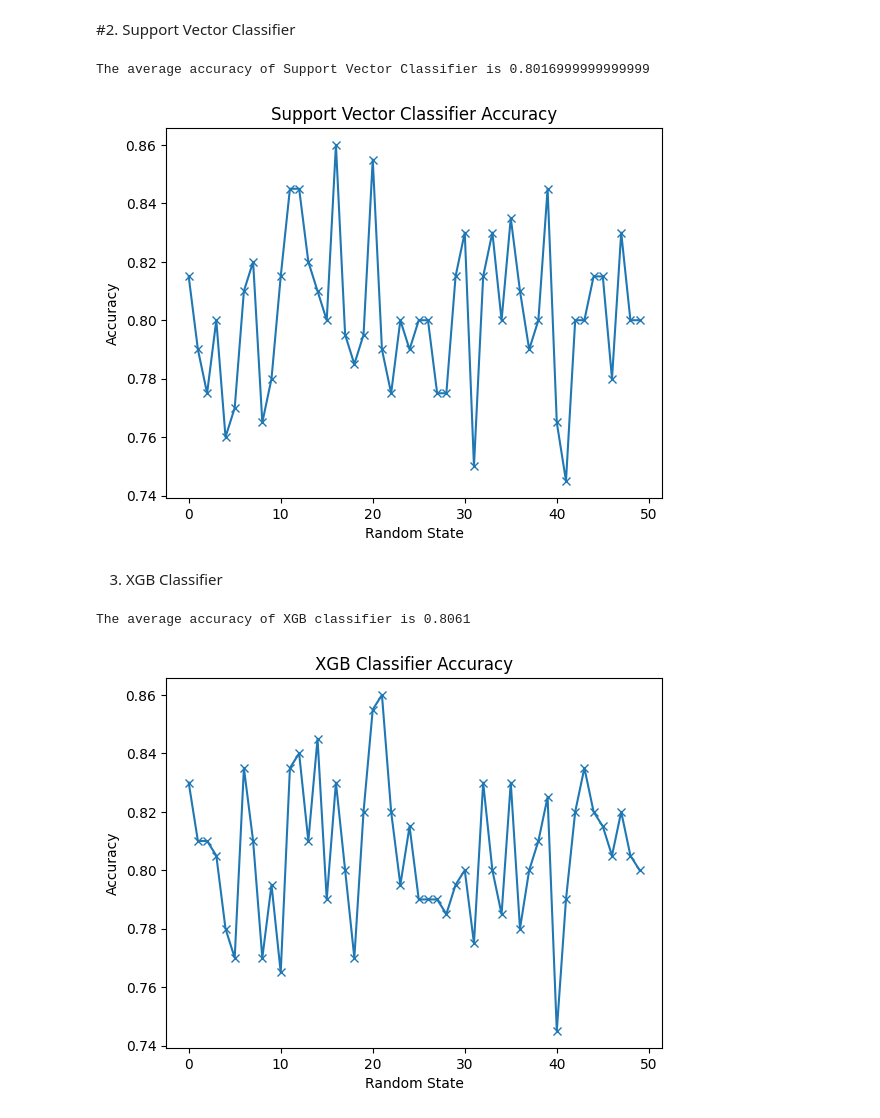
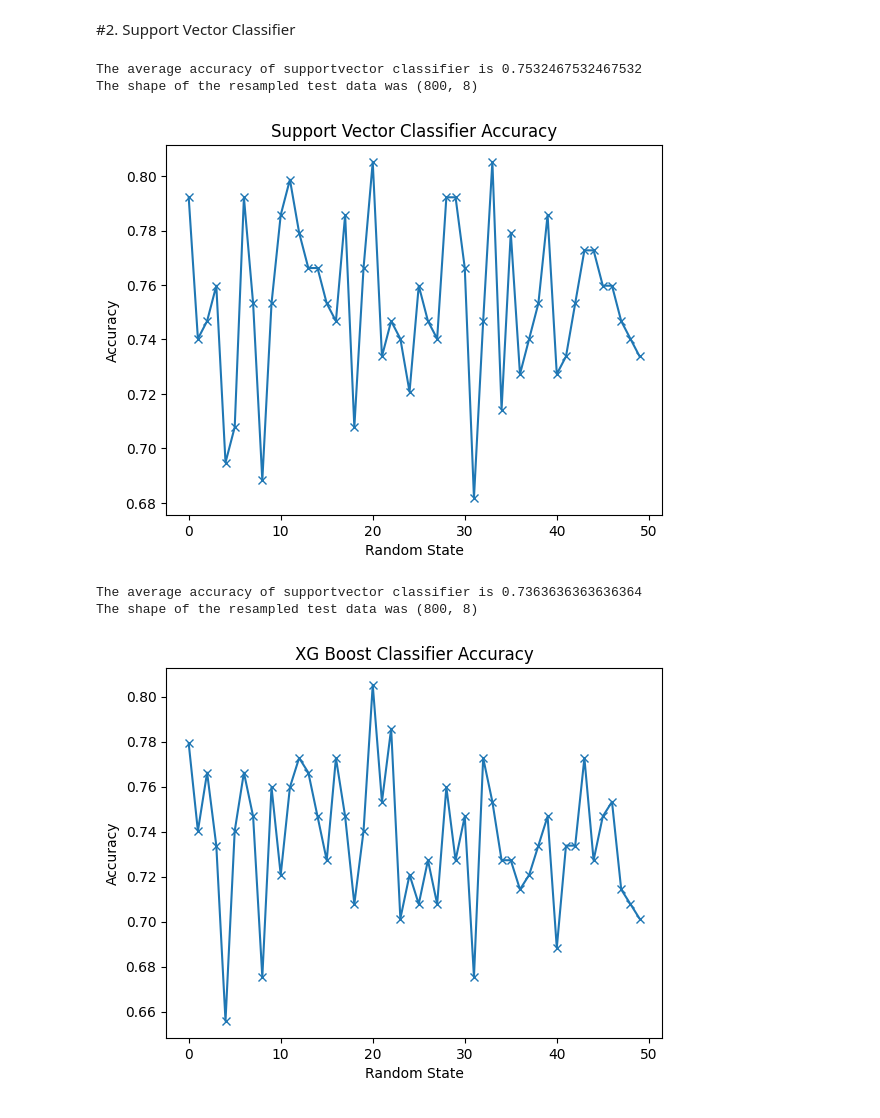
Before and after one commit to LaithNidal/DiabetesML-Supervised-Classfication-, a Jupyter notebook: diabetes_prediction.ipynb, the cells around one changed output. Drawn from its saved outputs; the diff is of its cells as text; code cells hidden in the pictures.

```diff
--- a/diabetes_prediction.ipynb
+++ b/diabetes_prediction.ipynb
@@ -19,7 +24,7 @@ warnings.filterwarnings('ignore')
 ## 1. Data Loading
 # %%
 # Using pandas read_csv() function to read the csv file and the head function to take a look at the first 5 rows of the dataset
-df = pd.read_csv(r"C:\Users\User\Desktop\DiabetesML-Supervised-Classfication-\diabetes.csv")
+df = pd.read_csv("diabetes.csv")
 df.head()
 # %% [output]
 |  | Pregnancies | Glucose | BloodPressure | SkinThickness | Insulin | BMI | DiabetesPedigreeFunction | Age | ... |
@@ -216,7 +216,0 @@ Scaling the data(Standardization)
-# %%
-from sklearn.preprocessing import StandardScaler
-
-scaler = StandardScaler()
-std = scaler.fit_transform(X_resampled)
-X_resampled = std
-print(X_resampled.shape)
@@ -237,13 +248,23 @@ random_state = []
 forest_accuracy = []
 for i in range(n):
     random_state.append(i)
-    X_train, X_test, y_train, y_test = train_test_split(X_resampled, y_resampled, test_size = 0.2, random_state = i, stratify = y_resampled)
-    rfc = RandomForestClassifier()
-    rfc.fit(X_train, y_train)
+    #Splitting the dataset into training and testing set
+    X_train, X_test, y_train, y_test = train_test_split(X, y, test_size = 0.2, random_state = i, stratify = y)
+    #Applying SMOTE to balance the dataset only on training set to avoid data leak
+    smote = SMOTE(random_state = i)
+    X_train_resampled, y_train_resampled = smote.fit_resample(X_train,y_train)
+    #Scaling the dataset only on training data to avoid data leak
+    scaler = StandardScaler()
+    X_train_resampled= scaler.fit_transform(X_train_resampled)
+    X_test = scaler.transform(X_test)
+    #Fitting the model on scaled data set
+    rfc = RandomForestClassifier(random_state=i)
+    rfc.fit(X_train_resampled, y_train_resampled)
     y_pred = rfc.predict(X_test)
     forest_accuracy.append(accuracy_score(y_test, y_pred))
 
 print(f"The average accuracy of random forest classifier is {np.mean(forest_accuracy)}")
+print("The shape of the resampled test data was", X_train_resampled.shape)
 
 plt.plot(random_state, forest_accuracy, marker = 'x')
 plt.xlabel('Random State')
@@ -258,47 +280,66 @@ The average accuracy of random forest classifier is 0.8206
 # %%
 n = 50
 random_state = []
 svm_accuracy = []
 for i in range(n):
     random_state.append(i)
-    X_train, X_test, y_train, y_test = train_test_split(X_resampled, y_resampled, test_size = 0.2, random_state = i, stratify = y_resampled)
-    svm = SVC()
-    svm.fit(X_train, y_train)
+    #Splitting the dataset into training and testing set
+    X_train, X_test, y_train, y_test = train_test_split(X, y, test_size = 0.2, random_state = i, stratify = y)
+    #Applying SMOTE to balance the dataset only on training set to avoid data leak
+    smote = SMOTE(random_state = i)
+    X_train_resampled, y_train_resampled = smote.fit_resample(X_train,y_train)
+    #Scaling the dataset only on training data to avoid data leak
+    scaler = StandardScaler()
+    X_train_resampled= scaler.fit_transform(X_train_resampled)
+    X_test = scaler.transform(X_test)
+    #Fitting the model on scaled data set
+    svm = SVC(random_state=i)
+    svm.fit(X_train_resampled, y_train_resampled)
     y_pred = svm.predict(X_test)
     svm_accuracy.append(accuracy_score(y_test, y_pred))
 
-print(f"The average accuracy of Support Vector Classifier is {np.mean(svm_accuracy)}")
-
+print(f"The average accuracy of supportvector classifier is {np.mean(svm_accuracy)}")
+print("The shape of the resampled test data was", X_train_resampled.shape)
 
 plt.plot(random_state, svm_accuracy, marker = 'x')
 plt.xlabel('Random State')
 plt.ylabel('Accuracy')
 plt.title('Support Vector Classifier Accuracy')
 plt.show()
 # %% [output]
-The average accuracy of Support Vector Classifier is 0.8016999999999999
+The average accuracy of supportvector classifier is 0.7532467532467532
+The shape of the resampled test data was (800, 8)
-[figure, old version]
+[figure, new version]
-# %% [markdown]
-3. XGB Classifier
 # %%
 n = 50
 random_state = []
 xgb_accuracy = []
 for i in range(n):
     random_state.append(i)
-    X_train, X_test, y_train, y_test = train_test_split(X_resampled, y_resampled, test_size = 0.2, random_state = i, stratify = y_resampled)
-    xgb = XGBClassifier()
-    xgb.fit(X_train, y_train)
+    #Splitting the dataset into training and testing set
+    X_train, X_test, y_train, y_test = train_test_split(X, y, test_size = 0.2, random_state = i, stratify = y)
+    #Applying SMOTE to balance the dataset only on training set to avoid data leak
+    smote = SMOTE(random_state = i)
+    X_train_resampled, y_train_resampled = smote.fit_resample(X_train,y_train)
+    #Scaling the dataset only on training data to avoid data leak
+    scaler = StandardScaler()
+    X_train_resampled= scaler.fit_transform(X_train_resampled)
+    X_test = scaler.transform(X_test)
+    #Fitting the model on scaled data set
+    xgb = XGBClassifier(random_state=i)
+    xgb.fit(X_train_resampled, y_train_resampled)
     y_pred = xgb.predict(X_test)
     xgb_accuracy.append(accuracy_score(y_test, y_pred))
 
-print(f"The average accuracy of XGB classifier is {np.mean(xgb_accuracy)}")
+print(f"The average accuracy of supportvector classifier is {np.mean(xgb_accuracy)}")
+print("The shape of the resampled test data was", X_train_resampled.shape)
 
 plt.plot(random_state, xgb_accuracy, marker = 'x')
 plt.xlabel('Random State')
 plt.ylabel('Accuracy')
-plt.title('XGB Classifier Accuracy')
+plt.title('XG Boost Classifier Accuracy')
 plt.show()
 # %% [output]
-The average accuracy of XGB classifier is 0.8061
+The average accuracy of supportvector classifier is 0.7363636363636364
+The shape of the resampled test data was (800, 8)
-[figure, old version]
+[figure, new version]
```
Also changed, not shown: parts of 27 cells of this notebook, 6 other files.
